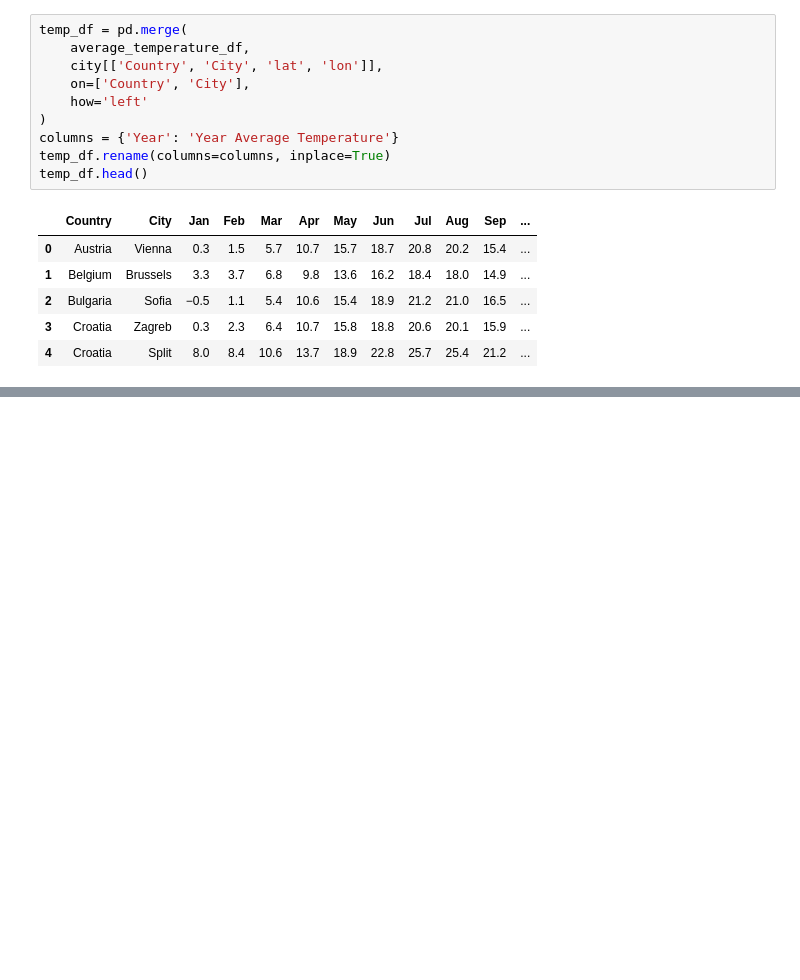
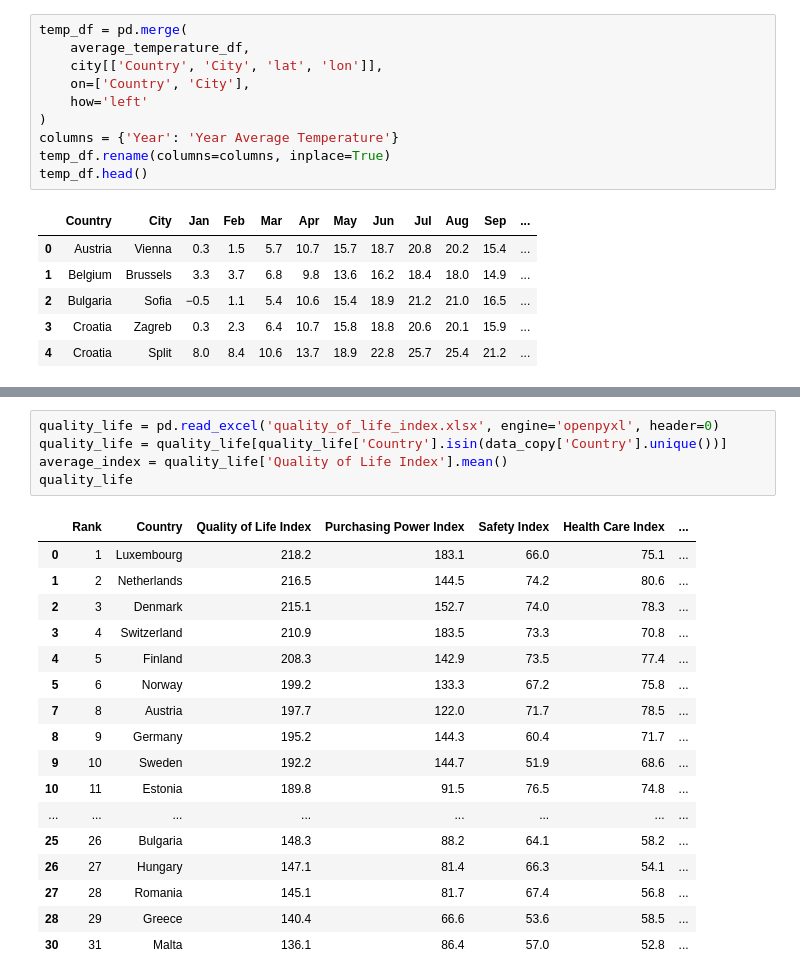
Before and after one commit to amdbsilva/Programming-for-Data-Science-Project, a Jupyter notebook: PDS_project.ipynb, the cells around one changed output, grey strips where cells are left out. Drawn from its saved outputs; the diff is of its cells as text; blank space fills up the shorter version.

```diff
--- a/PDS_project.ipynb
+++ b/PDS_project.ipynb
@@ -1298,3 +1302,26 @@ if __name__ == "__main__":
     app.run(debug=True)
 # %% [output]
 [interactive output not drawn]
+# %%
+quality_life = pd.read_excel('quality_of_life_index.xlsx', engine='openpyxl', header=0)
+quality_life = quality_life[quality_life['Country'].isin(data_copy['Country'].unique())]
+average_index = quality_life['Quality of Life Index'].mean()
+quality_life
+# %% [output]
+|  | Rank | Country | Quality of Life Index | Purchasing Power Index | Safety Index | Health Care Index | ... |
+| 0 | 1 | Luxembourg | 218.2 | 183.1 | 66.0 | 75.1 | ... |
+| 1 | 2 | Netherlands | 216.5 | 144.5 | 74.2 | 80.6 | ... |
+| 2 | 3 | Denmark | 215.1 | 152.7 | 74.0 | 78.3 | ... |
+| 3 | 4 | Switzerland | 210.9 | 183.5 | 73.3 | 70.8 | ... |
+| 4 | 5 | Finland | 208.3 | 142.9 | 73.5 | 77.4 | ... |
+| 5 | 6 | Norway | 199.2 | 133.3 | 67.2 | 75.8 | ... |
+| 7 | 8 | Austria | 197.7 | 122.0 | 71.7 | 78.5 | ... |
+| 8 | 9 | Germany | 195.2 | 144.3 | 60.4 | 71.7 | ... |
+| 9 | 10 | Sweden | 192.2 | 144.7 | 51.9 | 68.6 | ... |
+| 10 | 11 | Estonia | 189.8 | 91.5 | 76.5 | 74.8 | ... |
+| ... | ... | ... | ... | ... | ... | ... | ... |
+| 25 | 26 | Bulgaria | 148.3 | 88.2 | 64.1 | 58.2 | ... |
+| 26 | 27 | Hungary | 147.1 | 81.4 | 66.3 | 54.1 | ... |
+| 27 | 28 | Romania | 145.1 | 81.7 | 67.4 | 56.8 | ... |
+| 28 | 29 | Greece | 140.4 | 66.6 | 53.6 | 58.5 | ... |
+| 30 | 31 | Malta | 136.1 | 86.4 | 57.0 | 52.8 | ... |
```
Also changed, not shown: parts of 5 cells of this notebook, 1 other file.
